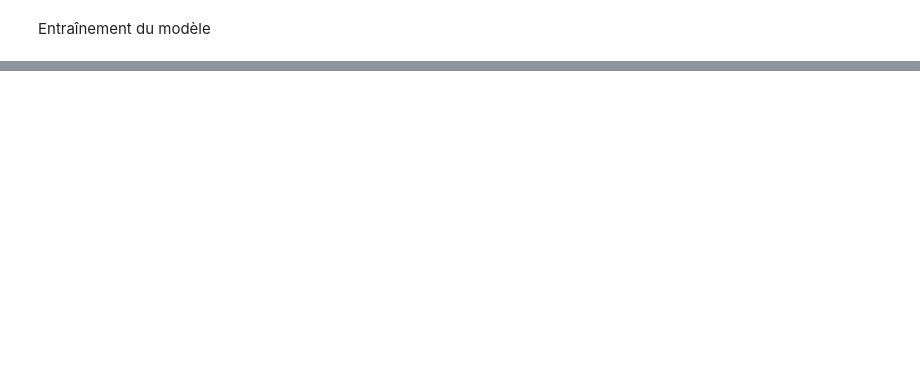
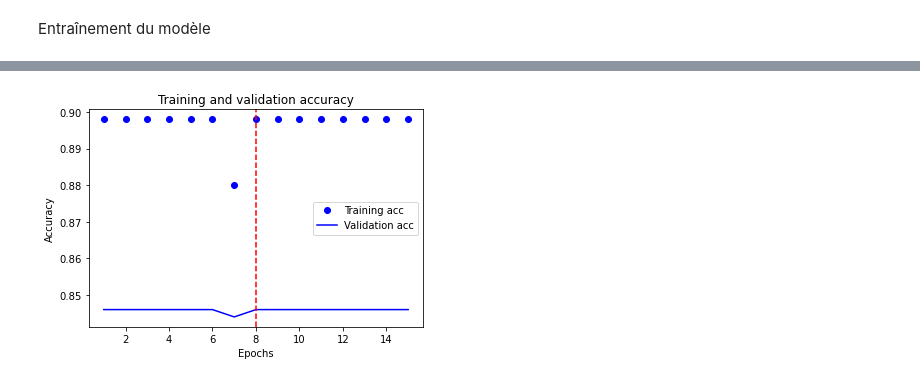
Before and after one commit to fedecabre/P6_Classez_des_images, a Jupyter notebook: notebooks/P6_01_notebook.ipynb, the cells around one changed output, grey strips where cells are left out. Cells and saved outputs as stored; diff of their text form; code cells hidden in the pictures; blank space fills up the shorter version.

```diff
--- a/notebooks/P6_01_notebook.ipynb
+++ b/notebooks/P6_01_notebook.ipynb
@@ -320,0 +430,4 @@ plt.show()
+# %%
+plot_accuracy(model_info,acc_max=8)
+# %% [output]
+[figure, added]
```
Also changed, not shown: parts of 18 cells of this notebook.
